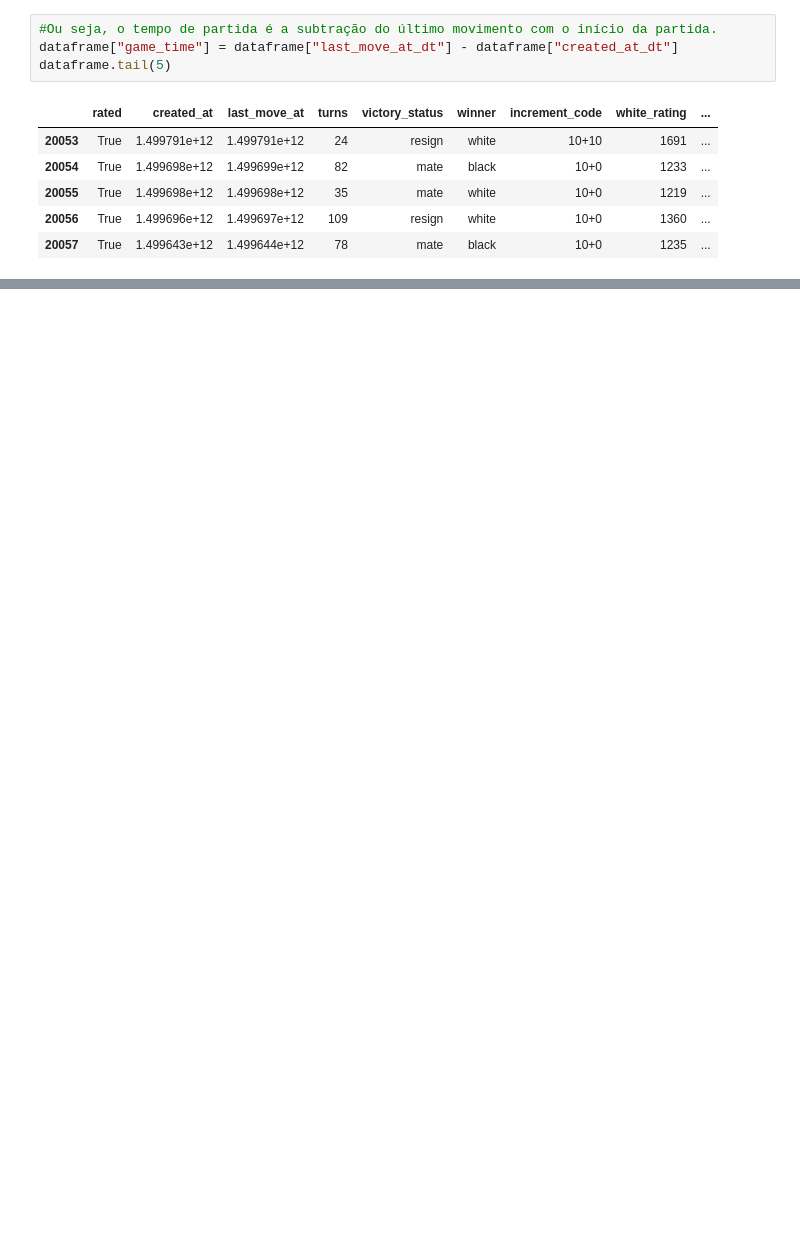
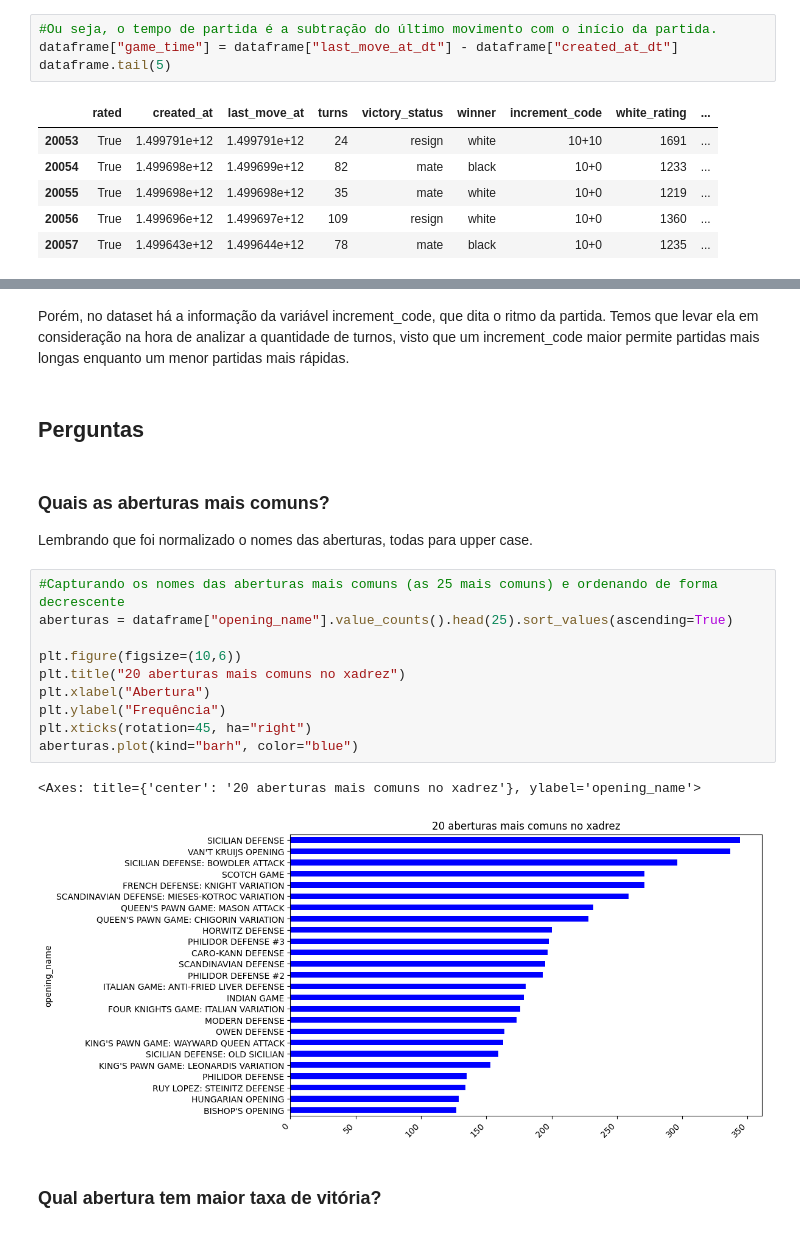
Before and after one commit to GodKelvin/chess-analytics, a Jupyter notebook: main.ipynb, the cells around one changed output, grey strips where cells are left out. Drawn from its saved outputs; the diff is of its cells as text; blank space fills up the shorter version.

```diff
--- a/main.ipynb
+++ b/main.ipynb
@@ -177,0 +263,23 @@ dataframe.tail(5)
+# %% [markdown]
+Porém, no dataset há a informação da variável increment_code, que dita o ritmo da partida. Temos que levar ela em consideração na hora de analizar a quantidade de turnos, visto que um increment_code maior permite partidas mais longas enquanto um menor partidas mais rápidas.
+# %% [markdown]
+## Perguntas
+# %% [markdown]
+### Quais as aberturas mais comuns?
+
+Lembrando que foi normalizado o nomes das aberturas, todas para upper case.
+# %%
+#Capturando os nomes das aberturas mais comuns (as 25 mais comuns) e ordenando de forma decrescente
+aberturas = dataframe["opening_name"].value_counts().head(25).sort_values(ascending=True)
+
+plt.figure(figsize=(10,6))
+plt.title("20 aberturas mais comuns no xadrez")
+plt.xlabel("Abertura")
+plt.ylabel("Frequência")
+plt.xticks(rotation=45, ha="right")
+aberturas.plot(kind="barh", color="blue")
+# %% [output]
+<Axes: title={'center': '20 aberturas mais comuns no xadrez'}, ylabel='opening_name'>
+[figure, added]
+# %% [markdown]
+### Qual abertura tem maior taxa de vitória?
```
Also changed, not shown: parts of 11 cells of this notebook.
